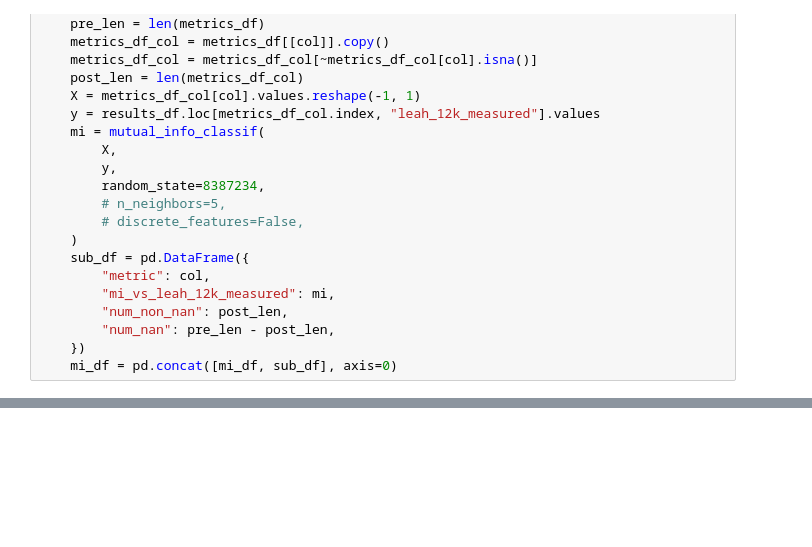
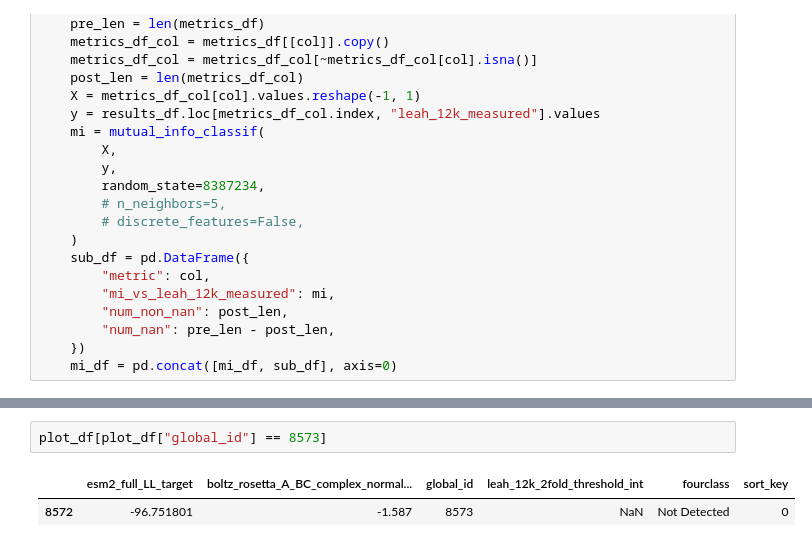
Before and after one commit to kosonocky/bits-to-binders, a Jupyter notebook: scripts/analyze.ipynb, the cells around one changed output, grey strips where cells are left out. Cells and saved outputs as stored; diff of their text form; blank space fills up the shorter version.

```diff
--- a/scripts/analyze.ipynb
+++ b/scripts/analyze.ipynb
@@ -100,0 +1476,5 @@ np.float64(0.6916040933453587)
+# %%
+plot_df[plot_df["global_id"] == 8573]
+# %% [output]
+|  | esm2_full_LL_target | boltz_rosetta_A_BC_complex_normal... | global_id | leah_12k_2fold_threshold_int | fourclass | sort_key |
+| 8572 | -96.751801 | -1.587 | 8573 | NaN | Not Detected | 0 |
```
Also changed, not shown: parts of 31 cells of this notebook, 2 other files.
